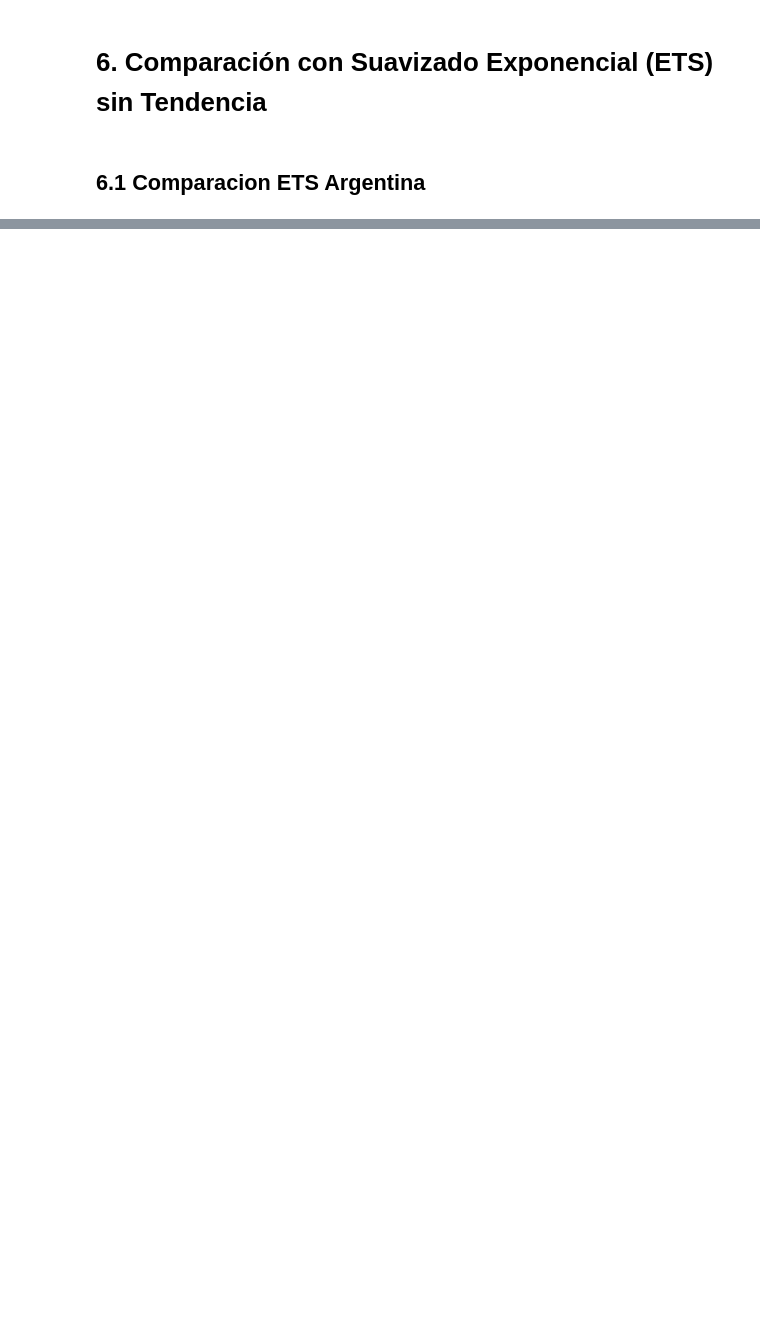
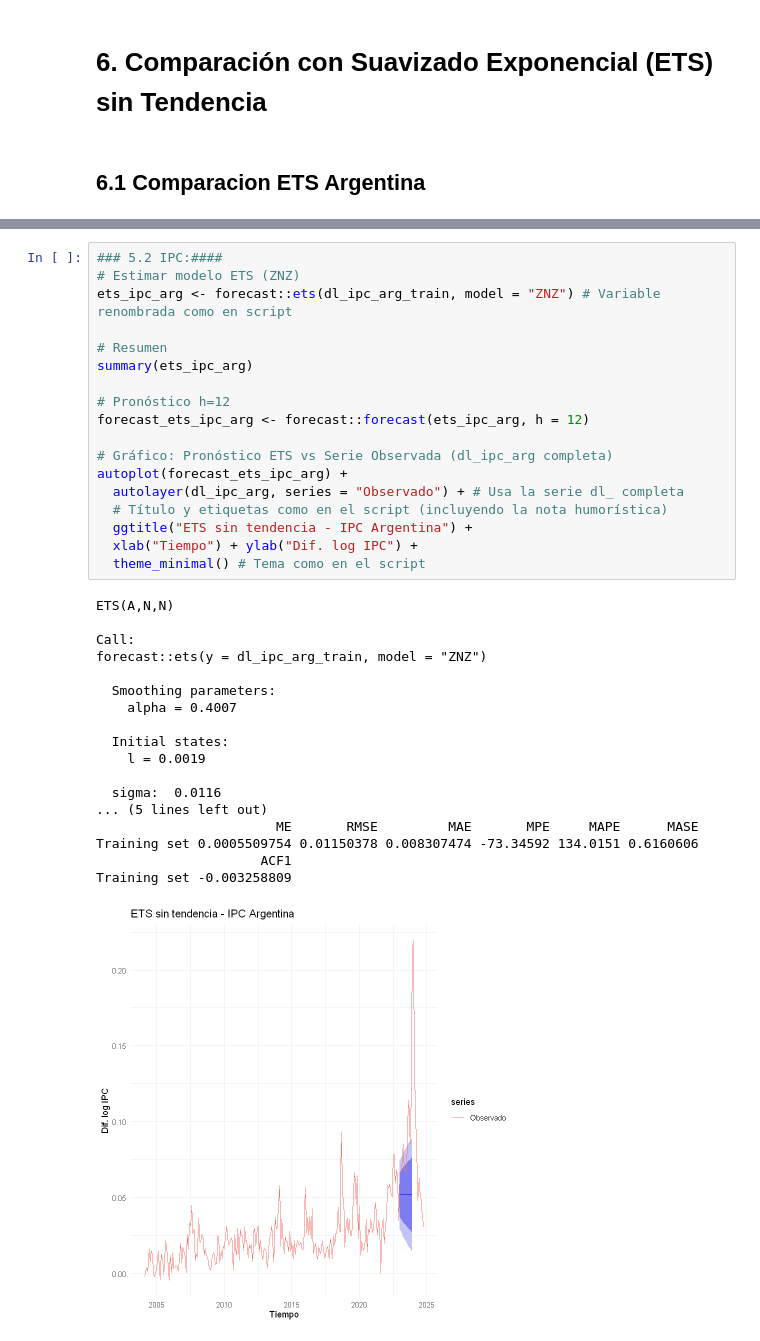
Before and after one commit to Juanpintoselso33/TP1-Series, a Jupyter notebook: notebook.ipynb, the cells around one changed output, grey strips where cells are left out. Cells and saved outputs as stored; diff of their text form; blank space fills up the shorter version.

```diff
--- a/notebook.ipynb
+++ b/notebook.ipynb
@@ -1283,0 +1247,37 @@ Warning message in value[[3L]](cond):
+# %%
+### 5.2 IPC:####
+# Estimar modelo ETS (ZNZ)
+ets_ipc_arg <- forecast::ets(dl_ipc_arg_train, model = "ZNZ") # Variable renombrada como en script
+
+# Resumen
+summary(ets_ipc_arg)
+
+# Pronóstico h=12
+forecast_ets_ipc_arg <- forecast::forecast(ets_ipc_arg, h = 12)
+
+# Gráfico: Pronóstico ETS vs Serie Observada (dl_ipc_arg completa)
+autoplot(forecast_ets_ipc_arg) +
+  autolayer(dl_ipc_arg, series = "Observado") + # Usa la serie dl_ completa
+  # Título y etiquetas como en el script (incluyendo la nota humorística)
+  ggtitle("ETS sin tendencia - IPC Argentina") +
+  xlab("Tiempo") + ylab("Dif. log IPC") +
+  theme_minimal() # Tema como en el script
+# %% [output]
+ETS(A,N,N)
+
+Call:
+forecast::ets(y = dl_ipc_arg_train, model = "ZNZ")
+
+  Smoothing parameters:
+    alpha = 0.4007
+
+  Initial states:
+    l = 0.0019
+
+  sigma:  0.0116
+... (5 lines left out)
+                       ME       RMSE         MAE       MPE     MAPE      MASE
+Training set 0.0005509754 0.01150378 0.008307474 -73.34592 134.0151 0.6160606
+                     ACF1
+Training set -0.003258809
+[figure, added]
```
Also changed, not shown: parts of 33 cells of this notebook, 1 other file.
